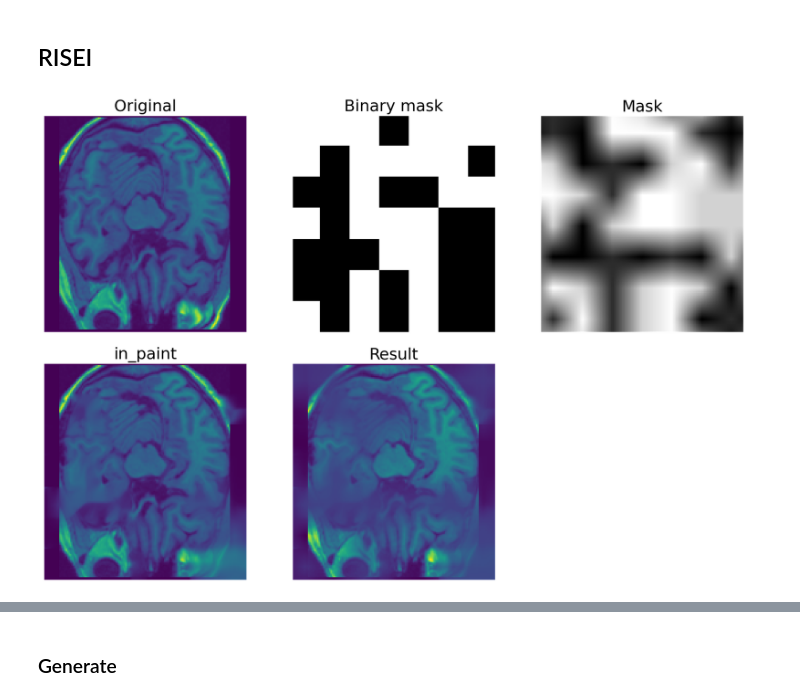
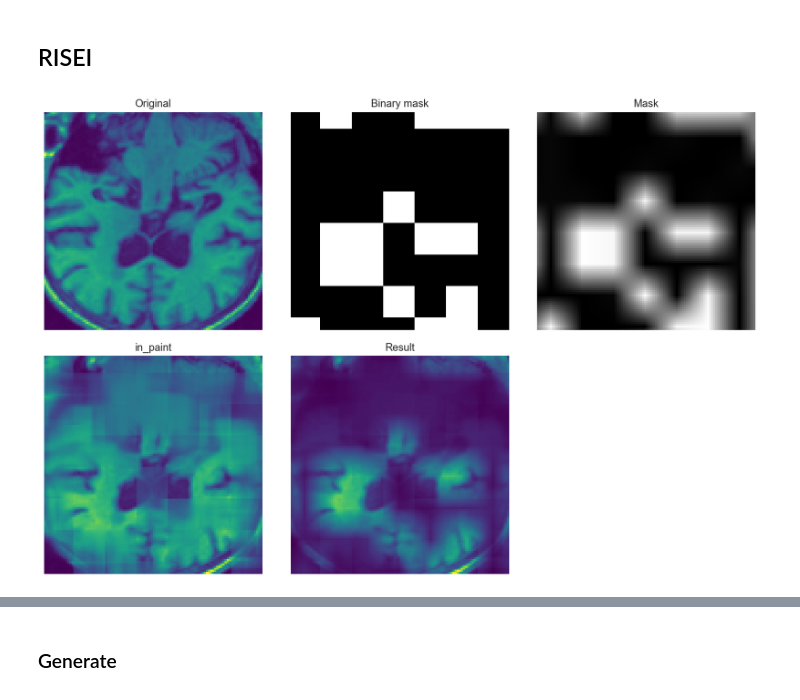
Before and after one commit to timzatko/dp, a Jupyter notebook: conda_notebooks/risei/risei.ipynb, the cells around one changed output, grey strips where cells are left out. Drawn from its saved outputs; the diff is of its cells as text; code cells hidden in the pictures.

Commit message:
Add conda training notebooks

```diff
--- a/conda_notebooks/risei/risei.ipynb
+++ b/conda_notebooks/risei/risei.ipynb
@@ -222,15 +270,28 @@ from src.heatmaps.evaluation import EvaluationSequence, plot_evaluation
 
 from src.risei import RISEI
+# %%
+idx = 4
+batch_x, batch_y, *_ = train_seq[0]
+image_x = batch_x[idx]
+image_y = batch_y[idx]
 # %%
 %%time
 
-raw_image = sitk.ReadImage(os.path.join(saliencies_and_segmentations_v2_path, '002_S_0729___2007-09-05___S38908/data.nii'))
-image = sitk.GetArrayViewFromImage(raw_image)
+risei = RISEI(
+    image_x.shape[:-1],
+    s=8,
+    p1=1/3,
+    b1=0.8,
+    b2=0.8,
+    in_paint='2d',
+    in_paint_blending=True,
+    in_paint_radius=5,
+    in_paint_2d_to_3d=True,
+    processes=1,
+    debug=True)
 
-risei = RISEI(image.shape, s=8, p1=0.5, b1=0.85, b2=0.9, inpaint='2d', inpaint_blending=True, inpaint_radius=5, processes=1, debug=True)
+_ = risei.generate_masks(1, image_x.reshape(image_x.shape[:-1]), log=False)
 
-masks = risei.generate_masks(1, image, log=False)
-
-risei.show_from_last_run(0, 60)
+risei.show_from_last_run(0, 56, dim=1)
 # %% [output]
-[figure, old version]
+[figure, new version]
```
Also changed, not shown: parts of 33 cells of this notebook, 10 other files.
